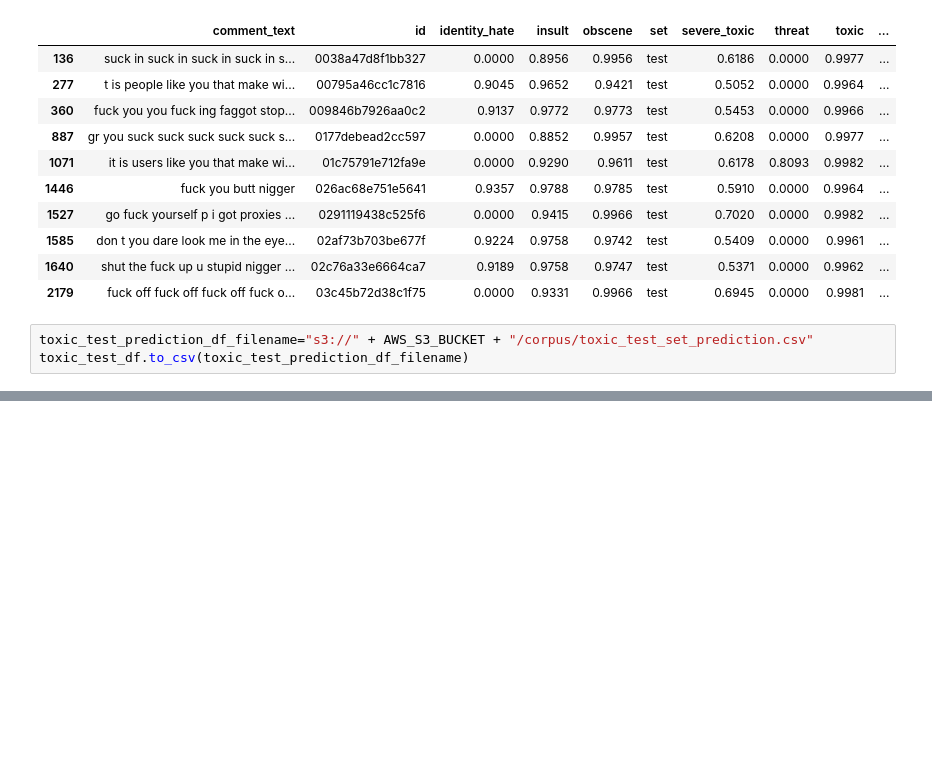
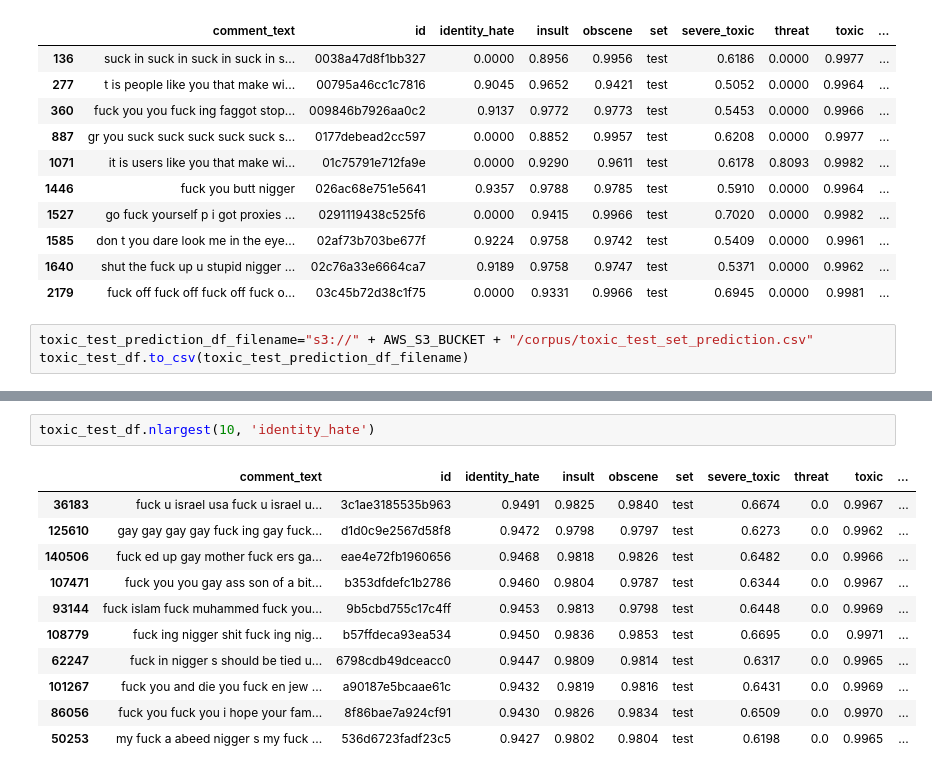
Before and after one commit to goriri/ab2, a Jupyter notebook: toxic-comments.ipynb, the cells around one changed output, grey strips where cells are left out. Drawn from its saved outputs; the diff is of its cells as text; blank space fills up the shorter version.

```diff
--- a/toxic-comments.ipynb
+++ b/toxic-comments.ipynb
@@ -266,0 +295,14 @@ toxic_test_df.to_csv(toxic_test_prediction_df_filename)
+# %%
+toxic_test_df.nlargest(10, 'identity_hate')
+# %% [output]
+|  | comment_text | id | identity_hate | insult | obscene | set | severe_toxic | threat | toxic | ... |
+| 36183 | fuck u israel usa fuck u israel u... | 3c1ae3185535b963 | 0.9491 | 0.9825 | 0.9840 | test | 0.6674 | 0.0 | 0.9967 | ... |
+| 125610 | gay gay gay gay fuck ing gay fuck... | d1d0c9e2567d58f8 | 0.9472 | 0.9798 | 0.9797 | test | 0.6273 | 0.0 | 0.9962 | ... |
+| 140506 | fuck ed up gay mother fuck ers ga... | eae4e72fb1960656 | 0.9468 | 0.9818 | 0.9826 | test | 0.6482 | 0.0 | 0.9966 | ... |
+| 107471 | fuck you you gay ass son of a bit... | b353dfdefc1b2786 | 0.9460 | 0.9804 | 0.9787 | test | 0.6344 | 0.0 | 0.9967 | ... |
+| 93144 | fuck islam fuck muhammed fuck you... | 9b5cbd755c17c4ff | 0.9453 | 0.9813 | 0.9798 | test | 0.6448 | 0.0 | 0.9969 | ... |
+| 108779 | fuck ing nigger shit fuck ing nig... | b57ffdeca93ea534 | 0.9450 | 0.9836 | 0.9853 | test | 0.6695 | 0.0 | 0.9971 | ... |
+| 62247 | fuck in nigger s should be tied u... | 6798cdb49dceacc0 | 0.9447 | 0.9809 | 0.9814 | test | 0.6317 | 0.0 | 0.9965 | ... |
+| 101267 | fuck you and die you fuck en jew ... | a90187e5bcaae61c | 0.9432 | 0.9819 | 0.9816 | test | 0.6431 | 0.0 | 0.9969 | ... |
+| 86056 | fuck you fuck you i hope your fam... | 8f86bae7a924cf91 | 0.9430 | 0.9826 | 0.9834 | test | 0.6509 | 0.0 | 0.9970 | ... |
+| 50253 | my fuck a abeed nigger s my fuck ... | 536d6723fadf23c5 | 0.9427 | 0.9802 | 0.9804 | test | 0.6198 | 0.0 | 0.9965 | ... |
```
Also changed, not shown: parts of 24 cells of this notebook, 1 other file.
